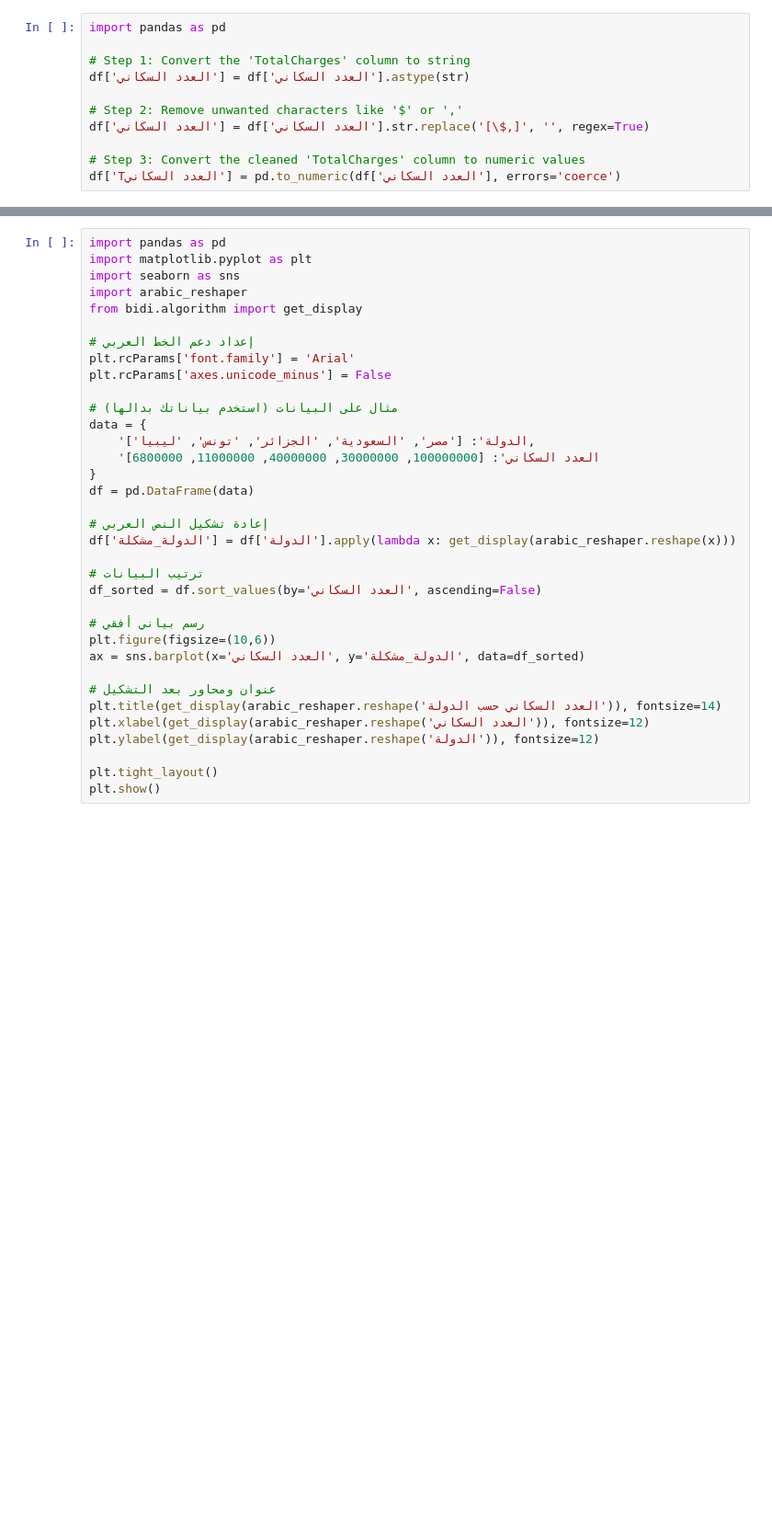
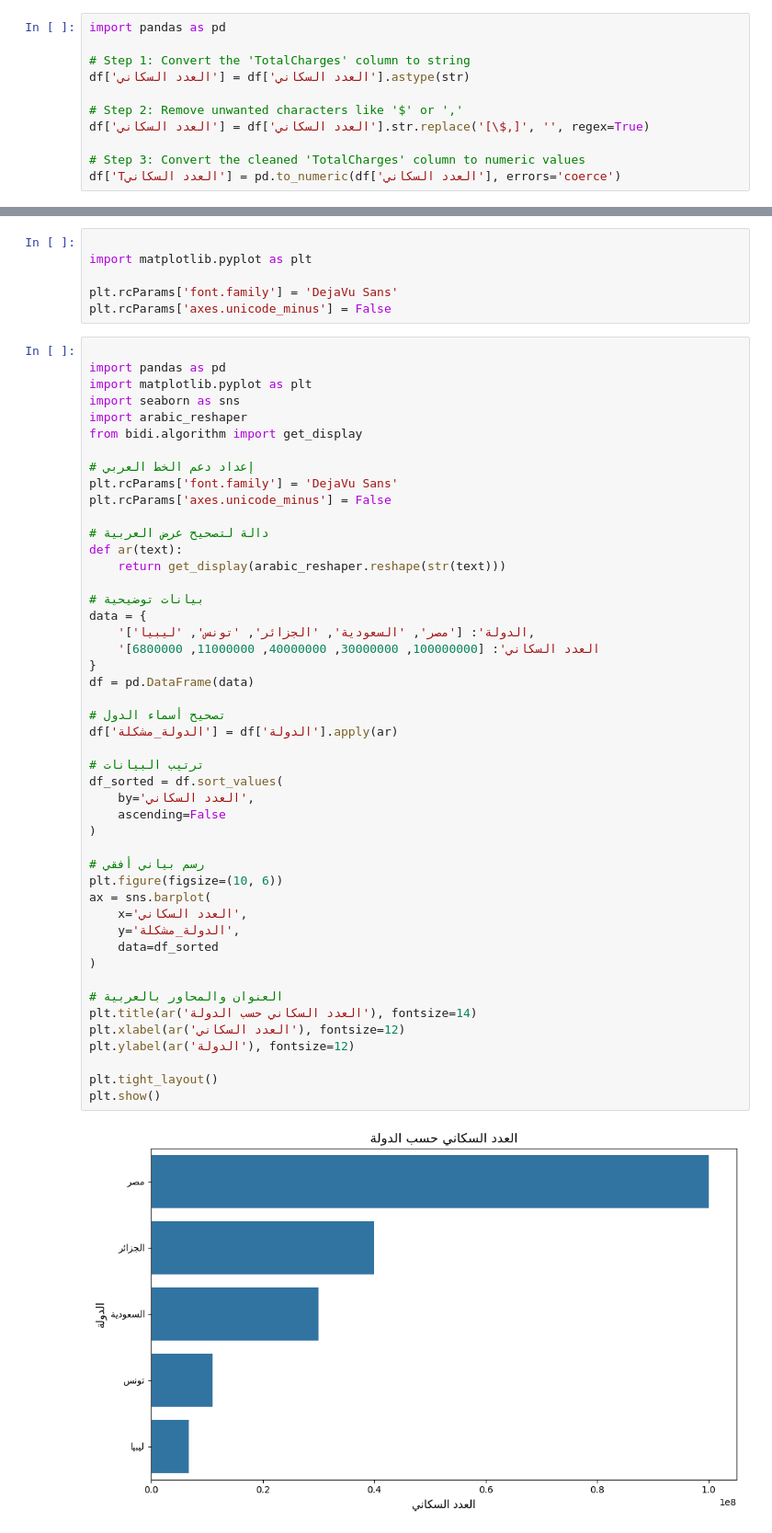
Before and after one commit to fahad-alasmari2/fahad-alasmari-portfolio, a Jupyter notebook: Jupyter_Notebook_Source_Only.ipynb, the cells around one changed output, grey strips where cells are left out. Shown at 92% size. Drawn from its saved outputs; the diff is of its cells as text; blank space fills up the shorter version.

```diff
--- a/Jupyter_Notebook_Source_Only.ipynb
+++ b/Jupyter_Notebook_Source_Only.ipynb
@@ -205,35 +422,55 @@ plt.show()
+# %%
+
+import matplotlib.pyplot as plt
+
+plt.rcParams['font.family'] = 'DejaVu Sans'
+plt.rcParams['axes.unicode_minus'] = False
 # %%
+
 import pandas as pd
 import matplotlib.pyplot as plt
 import seaborn as sns
 import arabic_reshaper
 from bidi.algorithm import get_display
 
 # إعداد دعم الخط العربي
-plt.rcParams['font.family'] = 'Arial'
+plt.rcParams['font.family'] = 'DejaVu Sans'
 plt.rcParams['axes.unicode_minus'] = False
 
-# مثال على البيانات (استخدم بياناتك بدالها)
+# دالة لتصحيح عرض العربية
+def ar(text):
+    return get_display(arabic_reshaper.reshape(str(text)))
+
+# بيانات توضيحية
 data = {
     'الدولة': ['مصر', 'السعودية', 'الجزائر', 'تونس', 'ليبيا'],
     'العدد السكاني': [100000000, 30000000, 40000000, 11000000, 6800000]
 }
 df = pd.DataFrame(data)
 
-# إعادة تشكيل النص العربي
-df['الدولة_مشكلة'] = df['الدولة'].apply(lambda x: get_display(arabic_reshaper.reshape(x)))
+# تصحيح أسماء الدول
+df['الدولة_مشكلة'] = df['الدولة'].apply(ar)
 
 # ترتيب البيانات
-df_sorted = df.sort_values(by='العدد السكاني', ascending=False)
+df_sorted = df.sort_values(
+    by='العدد السكاني',
+    ascending=False
+)
 
 # رسم بياني أفقي
-plt.figure(figsize=(10,6))
-ax = sns.barplot(x='العدد السكاني', y='الدولة_مشكلة', data=df_sorted)
+plt.figure(figsize=(10, 6))
+ax = sns.barplot(
+    x='العدد السكاني',
+    y='الدولة_مشكلة',
+    data=df_sorted
+)
 
-# عنوان ومحاور بعد التشكيل
-plt.title(get_display(arabic_reshaper.reshape('العدد السكاني حسب الدولة')), fontsize=14)
-plt.xlabel(get_display(arabic_reshaper.reshape('العدد السكاني')), fontsize=12)
-plt.ylabel(get_display(arabic_reshaper.reshape('الدولة')), fontsize=12)
+# العنوان والمحاور بالعربية
+plt.title(ar('العدد السكاني حسب الدولة'), fontsize=14)
+plt.xlabel(ar('العدد السكاني'), fontsize=12)
+plt.ylabel(ar('الدولة'), fontsize=12)
 
 plt.tight_layout()
 plt.show()
+# %% [output]
+[figure, added]
```
Also changed, not shown: parts of 21 cells of this notebook.
